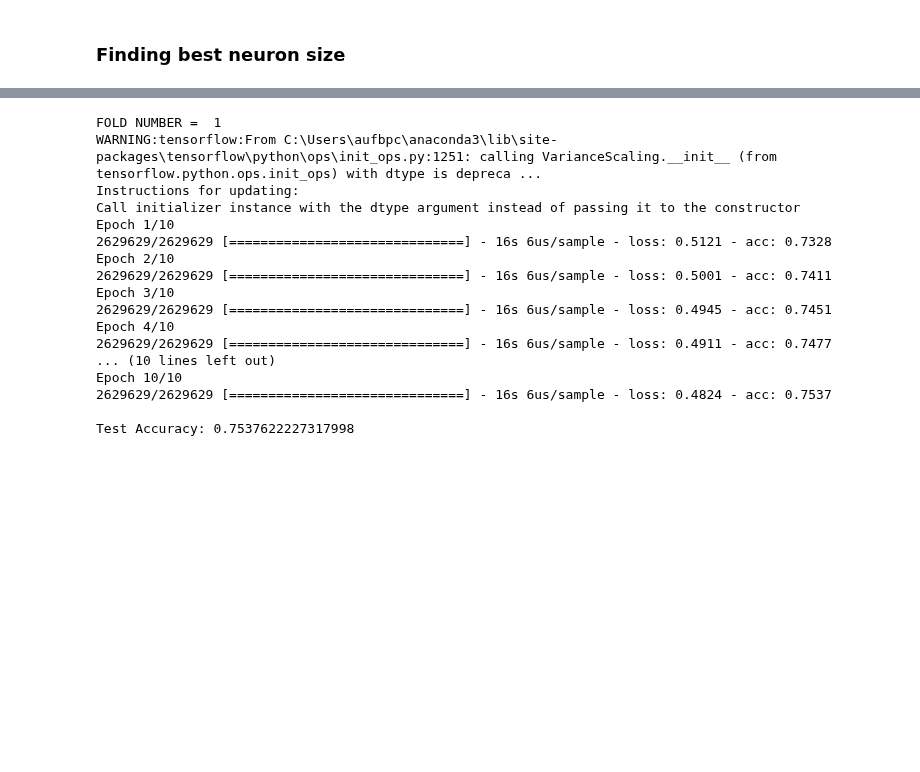
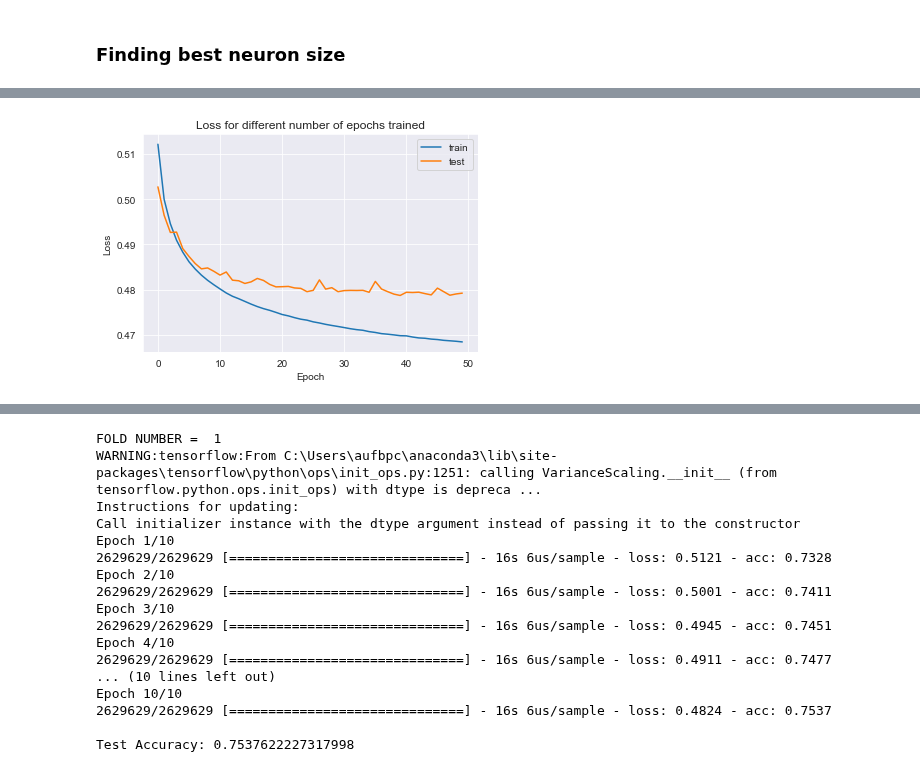
Before and after one commit to Abhilash240800/FinalProject_USAccidents, a Jupyter notebook: Jupyter Notebooks/NeuralNet_v2.ipynb, the cells around one changed output, grey strips where cells are left out. Cells and saved outputs as stored; diff of their text form; code cells hidden in the pictures; blank space fills up the shorter version.

```diff
--- a/Jupyter Notebooks/NeuralNet_v2.ipynb
+++ b/Jupyter Notebooks/NeuralNet_v2.ipynb
@@ -587,0 +747,30 @@ Average Accuracy:  0.731354194831286
+# %%
+from keras.callbacks import EarlyStopping
+from keras.callbacks import ModelCheckpoint
+
+model = tf.keras.Sequential()
+model.add(tf.keras.layers.Dense(125,input_dim=X_train_transformed.shape[1], activation='relu'))
+model.add(tf.keras.layers.Dense(int(2/3*125), activation=tf.nn.leaky_relu))
+model.add(tf.keras.layers.Dense(1, activation="sigmoid"))
+# Compile model
+model.compile(loss='binary_crossentropy', optimizer='adam', metrics=['accuracy'])
+
+es = EarlyStopping(monitor='val_loss', mode='min', verbose=1, patience=10)
+mc = ModelCheckpoint('best_model.h5', monitor='val_accuracy', mode='max', verbose=1, save_best_only=True)
+history = model.fit(X_train_transformed, y_train, validation_split=0.2,
+                    batch_size=128, epochs=100, verbose=0, callbacks=[es, mc])
+
+saved_model = load_model('best_model.h5')
+
+_, train_acc = saved_model.evaluate(X_train_transformed, y_train, verbose=0)
+_, test_acc = saved_model.evaluate(X_test_transformed, y_test, verbose=0)
+print("Training accuracy = ", train_acc)
+print("Testing accuracy = ", test_acc)
+
+sns.set_style("darkgrid")
+plt.plot(history.history['loss'], label='train')
+plt.plot(history.history['val_loss'], label='test')
+plt.ylabel('Loss')
+plt.xlabel("Epoch")
+plt.legend()
+plt.show()
@@ -587,0 +796,11 @@ Average Accuracy:  0.731354194831286
+# %%
+sns.set_style("darkgrid")
+plt.plot(history.history['loss'], label='train')
+plt.plot(history.history['val_loss'], label='test')
+plt.ylabel('Loss')
+plt.xlabel("Epoch")
+plt.title("Loss for different number of epochs trained")
+plt.legend()
+plt.show()
+# %% [output]
+[figure, added]
```
Also changed, not shown: parts of 30 cells of this notebook.
